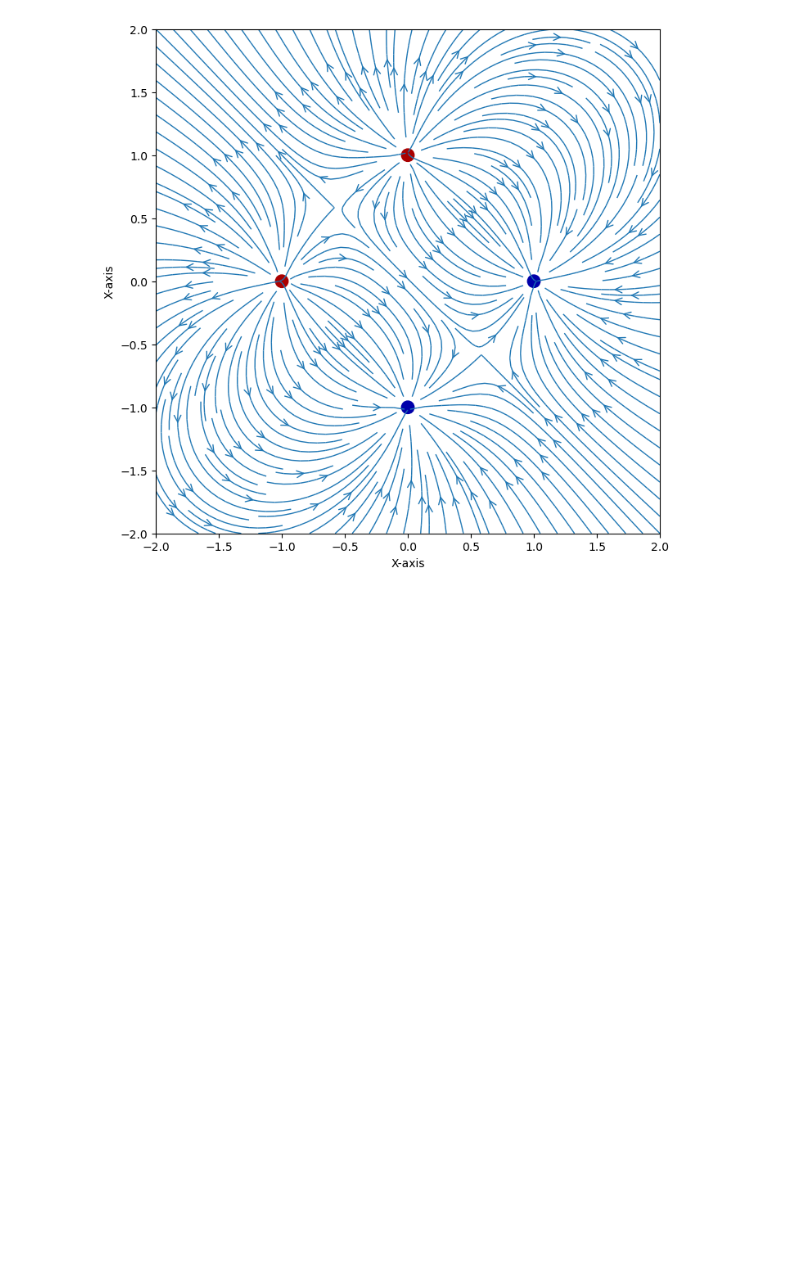
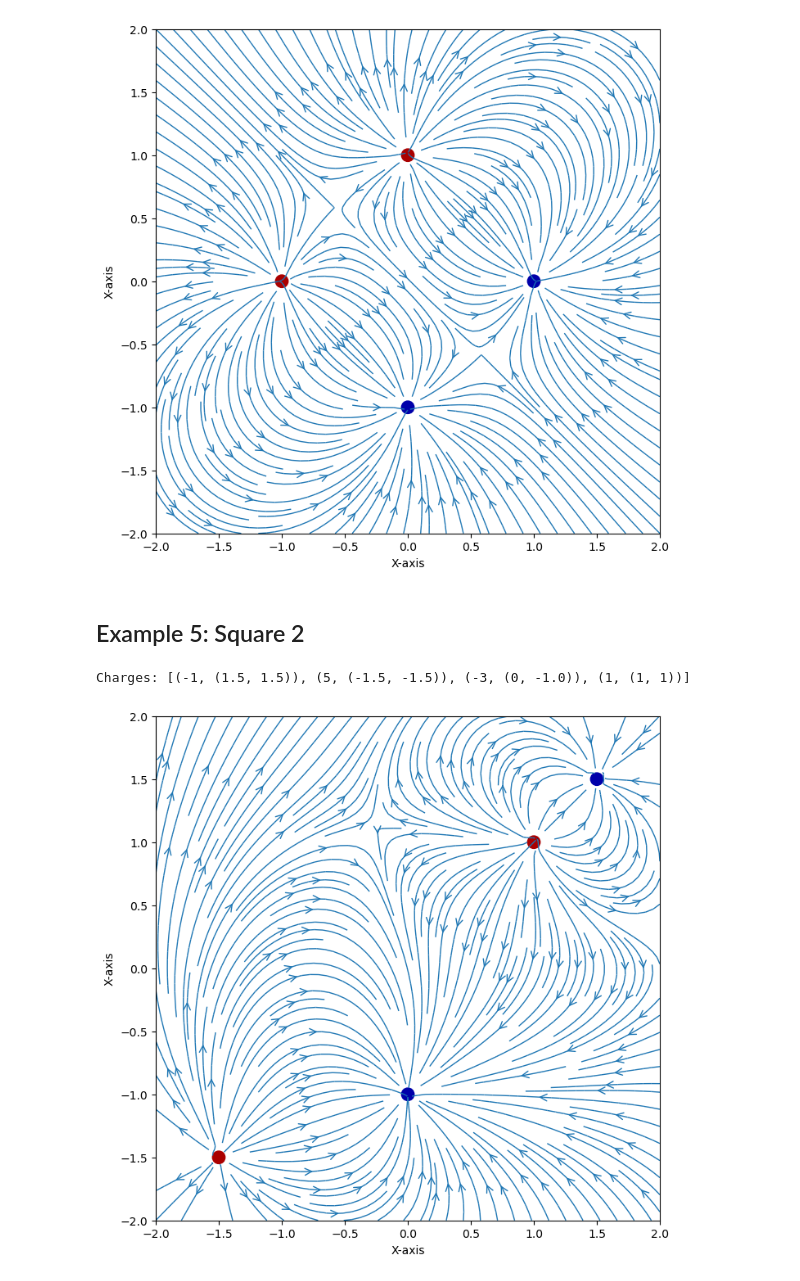
Before and after one commit to rgomezam/Electromagnetism, a Jupyter notebook: Drawing electric fields .ipynb, the cells around one changed output. Saved outputs shown, nothing was run; the diff lists cells and outputs as text; code cells hidden in the pictures; blank space fills up the shorter version.

```diff
--- a/Drawing electric fields .ipynb
+++ b/Drawing electric fields .ipynb
@@ -141,3 +94,11 @@ plotFields(charges)
 # %% [output]
 Charges: [(-1, (1.0, 0.0)), (1, (-1.0, 0)), (-1, (0.0, -1.0)), (1, (0.0, 1))]
 [figure]
+# %% [markdown]
+## Example 5: Square 2
+# %%
+charges = [(-1, (1.5, 1.5)), (5, (-1.5, -1.5)),(-3, (0, -1.0)), (1, (1, 1))]
+plotFields(charges)
+# %% [output]
+Charges: [(-1, (1.5, 1.5)), (5, (-1.5, -1.5)), (-3, (0, -1.0)), (1, (1, 1))]
+[figure, added]
```
Also changed, not shown: parts of 14 cells of this notebook.
